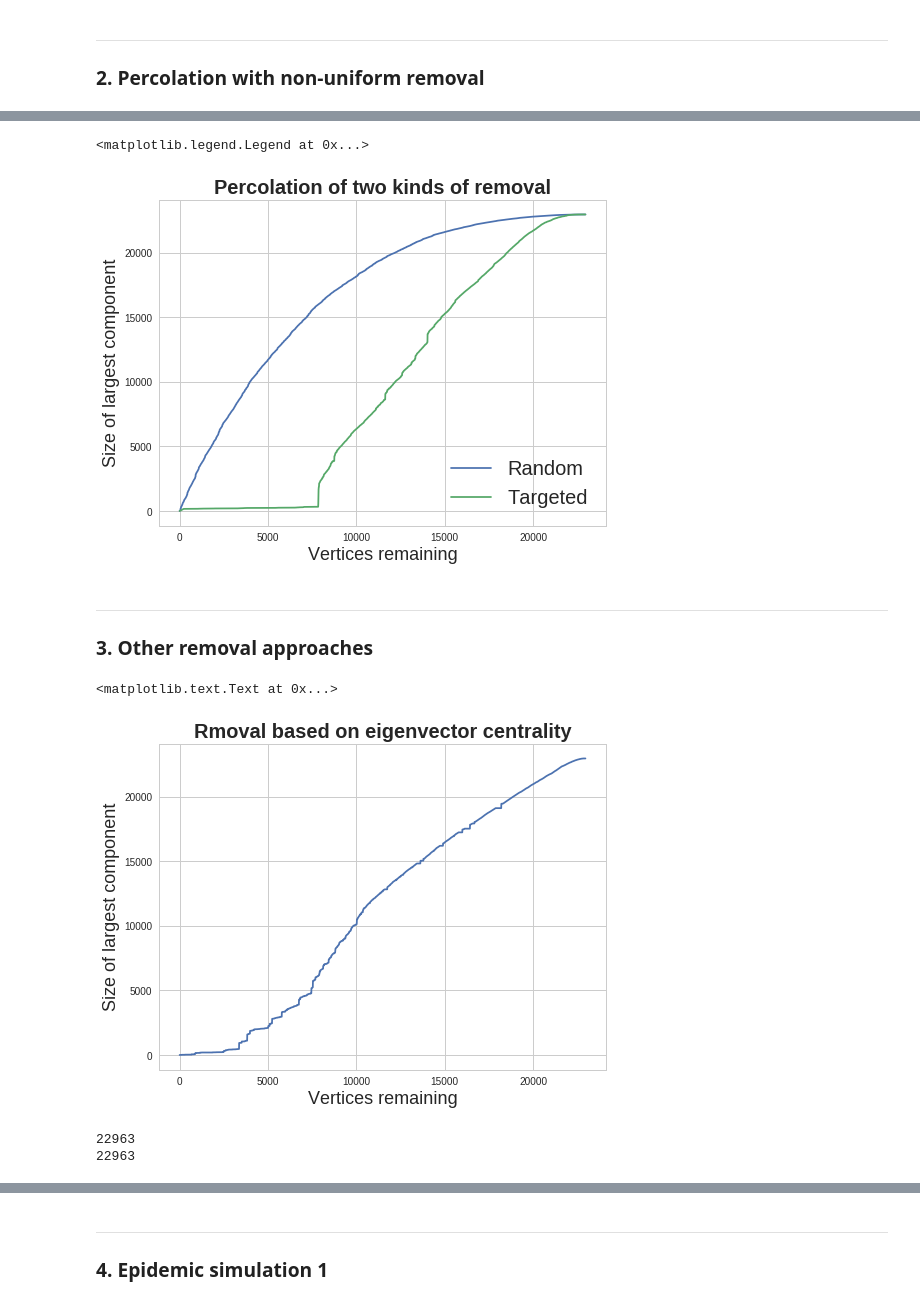
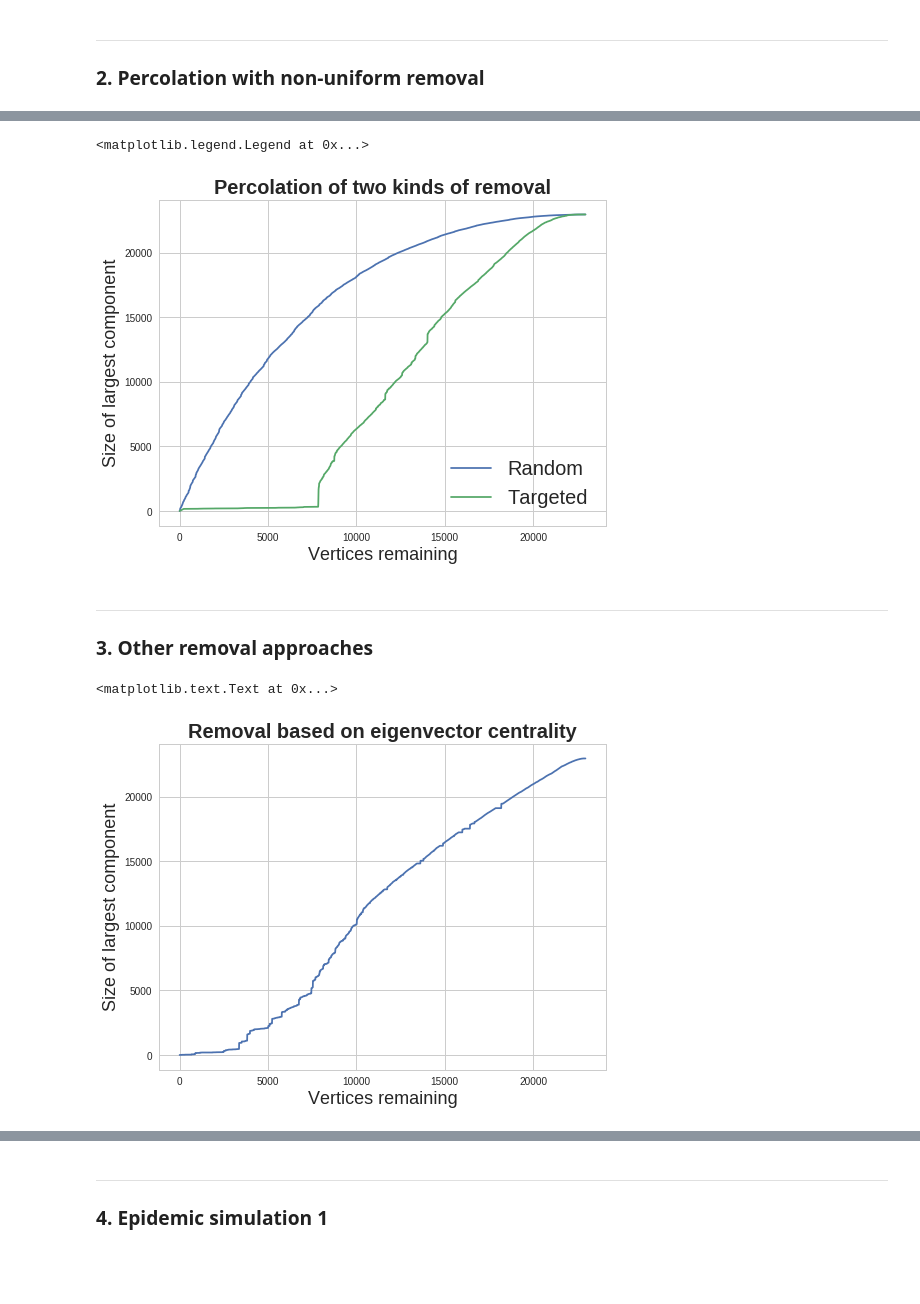
Before and after one commit to DoubleBite/Network-Science-Homeworks, a Jupyter notebook: 作業四/homework.ipynb, the cells around one changed output, grey strips where cells are left out. Saved outputs shown, nothing was run; the diff lists cells and outputs as text; code cells hidden in the pictures; blank space fills up the shorter version.

```diff
--- a/作業四/homework.ipynb
+++ b/作業四/homework.ipynb
@@ -44,6 +45,7 @@ edge_list = G.edges()
 
 # Load network for graph_tool
 g = gt.load_graph(data_gml)
+g.set_fast_edge_removal(fast=True)
 # %%
 # Network properties
 print "Network name: " + network_name
@@ -100,6 +109,6 @@ plt.ylabel("Size of largest component", fontsize=18)
 # %%
 plt.figure(figsize=(8,6))
-plt.plot(average_sizes, label="Random")
+plt.plot(average_size, label="Random")
 plt.plot(sizes2, label="Targeted")
 plt.title("Percolation of two kinds of removal", fontsize=20, fontweight='bold')
 plt.xlabel("Vertices remaining", fontsize=18)
@@ -107,21 +116,21 @@ plt.ylabel("Size of largest component", fontsize=18)
 plt.legend(loc="lower right",prop={'size':20})
 # %% [output]
 <matplotlib.legend.Legend at 0x...>
-[figure, old version]
+[figure, new version]
 # %% [markdown]
 ---
 ### 3. Other removal approaches
 # %%
 # Remove vetices in descending order based on eigenvector centrality
-largest_eigen, eigen_cent_map = gt.eigenvector(g)
-eigen_cent_removal_list = sorted(g.vertices(), key=lambda v: eigen_cent_map[v])
+largest_eigen, eigen_value_map = gt.eigenvector(g)
+eigen_cent_removal_list = sorted(g.vertices(), key=lambda v: eigen_value_map[v])
 sizes3, comp = gt.vertex_percolation(g, eigen_cent_removal_list)
 # %%
 plt.figure(figsize=(8,6))
 plt.plot(sizes3)
-plt.title("Rmoval based on eigenvector centrality", fontsize=20, fontweight='bold')
+plt.title("Removal based on eigenvector centrality", fontsize=20, fontweight='bold')
 plt.xlabel("Vertices remaining", fontsize=18)
 plt.ylabel("Size of largest component", fontsize=18)
 # %% [output]
 <matplotlib.text.Text at 0x...>
-[figure, old version]
+[figure, new version]
@@ -137,7 +136,0 @@ for i in range(len(list(g_copy.vertices()))):
-# %%
-print len(list(g.vertices()))
-print len(max_deg_removal_list)
-# remove_vertex
-# %% [output]
-22963
-22963
```
Also changed, not shown: parts of 24 cells of this notebook.
